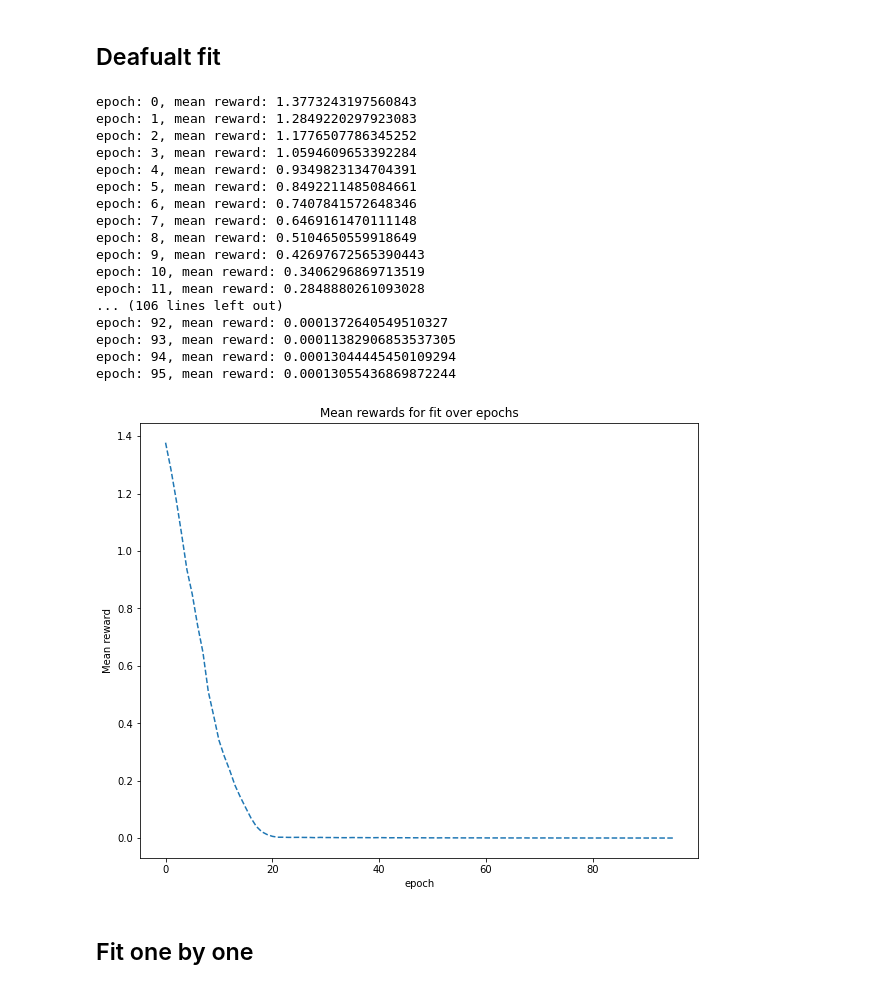
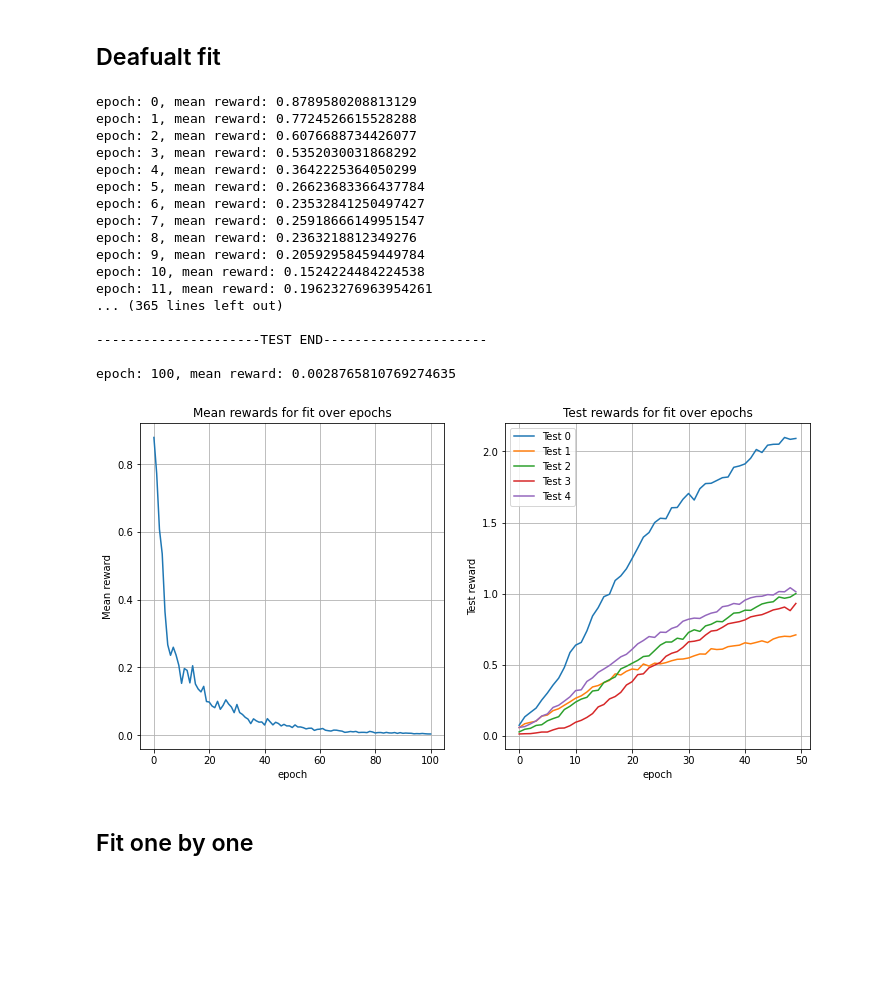
Before and after one commit to LiableFish/RL_Practise, a Jupyter notebook: UnequalGame/UnequalGameImplementation.ipynb, the cells around one changed output. Drawn from its saved outputs; the diff is of its cells as text; code cells hidden in the pictures; blank space fills up the shorter version.

```diff
--- a/UnequalGame/UnequalGameImplementation.ipynb
+++ b/UnequalGame/UnequalGameImplementation.ipynb
@@ -421,16 +423,29 @@ def fit_random_agent_pairs(u_agents, v_agents, env, n_pairs, n_epochs, n_session
 # %% [markdown]
 ## Plot mean rewards by epochs
 # %%
-def plot_mean_rewards(mean_rewards, method_name):
+def plot_mean_rewards(mean_rewards, method_name, test_rewards=None):
     """Plot mean rewards
     :param mean_rewards: rewards to plot
     :param method_name: fitting method name
+    :param test_rewards: test rewards to plot
     """
-    _, ax = plt.subplots(figsize=(10, 8))
-    ax.plot(range(len(mean_rewards)), mean_rewards, '--')
-    ax.set_xlabel('epoch')
-    ax.set_ylabel('Mean reward')
-    ax.set_title(f'Mean rewards for {method_name} over epochs')
+    if test_rewards is not None:
+        _, (ax1, ax2) = plt.subplots(1, 2, figsize=(12, 6))
+    else:
+        _, ax1 = plt.subplots(figsize=(12, 8))
+    ax1.plot(range(len(mean_rewards)), mean_rewards)
+    ax1.set_xlabel('epoch')
+    ax1.set_ylabel('Mean reward')
+    ax1.set_title(f'Mean rewards for {method_name} over epochs')
+    ax1.grid()
+    if test_rewards is not None:
+        ax2.set_xlabel('epoch')
+        ax2.set_ylabel('Test reward')
+        ax2.set_title(f'Test rewards for {method_name} over epochs')
+        for i, test_reward in enumerate(test_rewards):
+            ax2.plot(range(len(test_reward)), test_reward, label=f'Test {i}')
+        ax2.legend()
+        ax2.grid()
     plt.show()
 # %% [markdown]
 # Fitting
@@ -443,27 +458,28 @@ v_agent = CCEMAgent((2,), (1,), percentile_param=70, action_max=env.v_action_max
 # %%
-u_fit_agent, mean_rewards = fit_agents(u_agent, v_agent, env, n_epochs=101, n_sessions=100, epsilon=1e-6, n_iter_debug=50)
+u_fit_agent, mean_rewards, test_rewards \
+= fit_agents(u_agent, v_agent, env, n_epochs=101, n_sessions=100, epsilon=-1, n_iter_debug=20)
 # %% [output]
-epoch: 0, mean reward: 1.3773243197560843
-epoch: 1, mean reward: 1.2849220297923083
-epoch: 2, mean reward: 1.1776507786345252
-epoch: 3, mean reward: 1.0594609653392284
-epoch: 4, mean reward: 0.9349823134704391
-epoch: 5, mean reward: 0.8492211485084661
-epoch: 6, mean reward: 0.7407841572648346
-epoch: 7, mean reward: 0.6469161470111148
-epoch: 8, mean reward: 0.5104650559918649
-epoch: 9, mean reward: 0.42697672565390443
-epoch: 10, mean reward: 0.3406296869713519
-epoch: 11, mean reward: 0.2848880261093028
-... (106 lines left out)
-epoch: 92, mean reward: 0.0001372640549510327
-epoch: 93, mean reward: 0.00011382906853537305
-epoch: 94, mean reward: 0.00013044445450109294
-epoch: 95, mean reward: 0.00013055436869872244
+epoch: 0, mean reward: 0.8789580208813129
+epoch: 1, mean reward: 0.7724526615528288
+epoch: 2, mean reward: 0.6076688734426077
+epoch: 3, mean reward: 0.5352030031868292
+epoch: 4, mean reward: 0.3642225364050299
+epoch: 5, mean reward: 0.26623683366437784
+epoch: 6, mean reward: 0.23532841250497427
+epoch: 7, mean reward: 0.25918666149951547
+epoch: 8, mean reward: 0.2363218812349276
+epoch: 9, mean reward: 0.20592958459449784
+epoch: 10, mean reward: 0.1524224484224538
+epoch: 11, mean reward: 0.19623276963954261
+... (365 lines left out)
+
+---------------------TEST END---------------------
+
+epoch: 100, mean reward: 0.0028765810769274635
 # %%
-plot_mean_rewards(mean_rewards, method_name='fit')
+plot_mean_rewards(mean_rewards, method_name='fit', test_rewards=test_rewards)
 # %% [output]
-[figure, old version]
+[figure, new version]
 # %% [markdown]
 ## Fit one by one
 # %%
```
Also changed, not shown: parts of 18 cells of this notebook.
